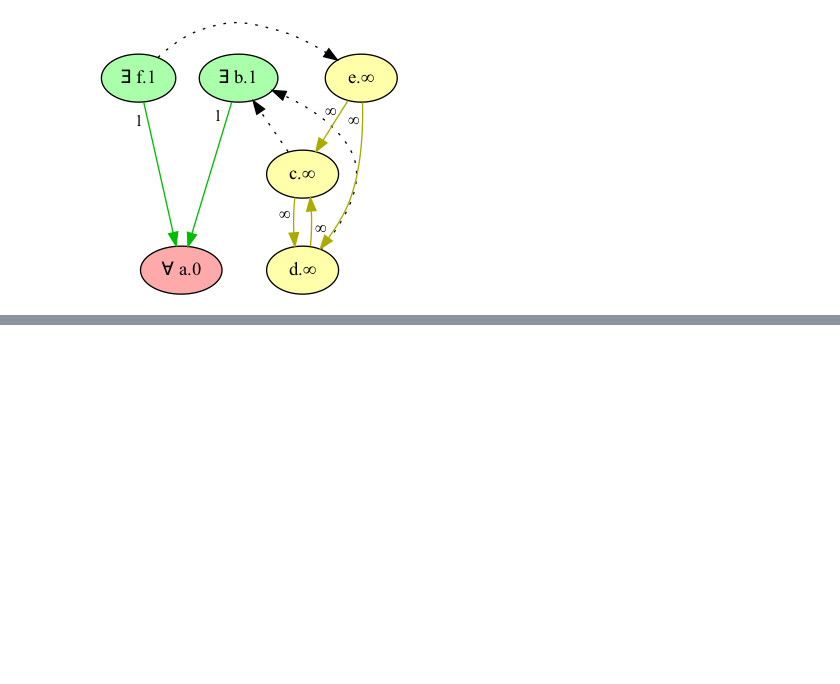
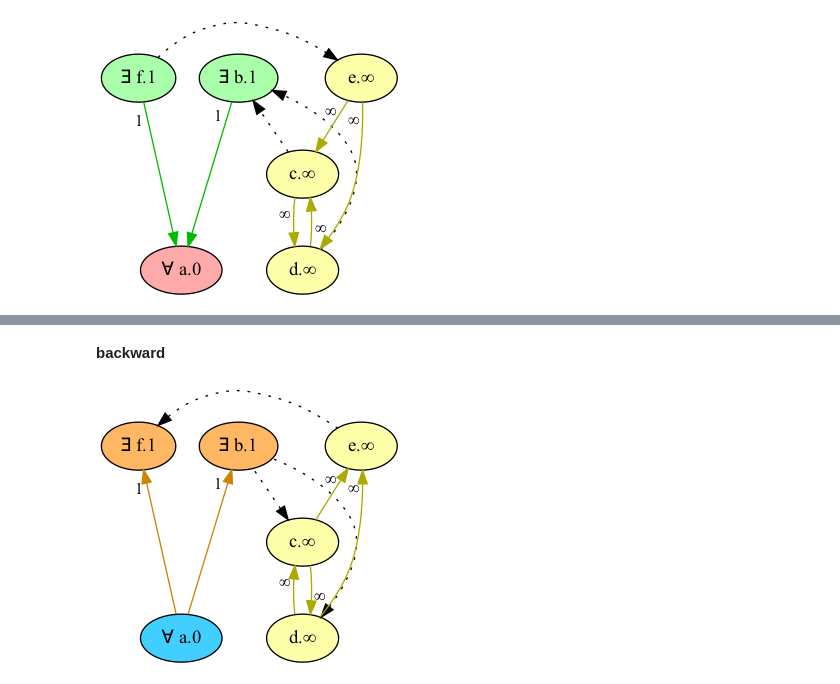
Before and after one commit to idaks/Games-and-Argumentation, a Jupyter notebook: Refactor/small_example.ipynb, the cells around one changed output, grey strips where cells are left out. Saved outputs shown, nothing was run; the diff lists cells and outputs as text; code cells hidden in the pictures; blank space fills up the shorter version.

```diff
--- a/Refactor/small_example.ipynb
+++ b/Refactor/small_example.ipynb
@@ -48,3 +84,14 @@ show_wfs(input_file, keyword, reverse, gvz_version)
 show_stb(input_file, keyword, gvz_version)
 # %% [output]
 [interactive output not drawn]
+# %% [markdown]
+**backward**
+# %%
+input_file = "files/wm_graph_sb.lp"
+keyword = "arg"
+reverse = False
+gvz_version = "unfactored"
+# %%
+show_wfs(input_file, keyword, reverse, gvz_version)
+# %% [output]
+[figure, added]
```
Also changed, not shown: parts of 12 cells of this notebook, 48 other files.
